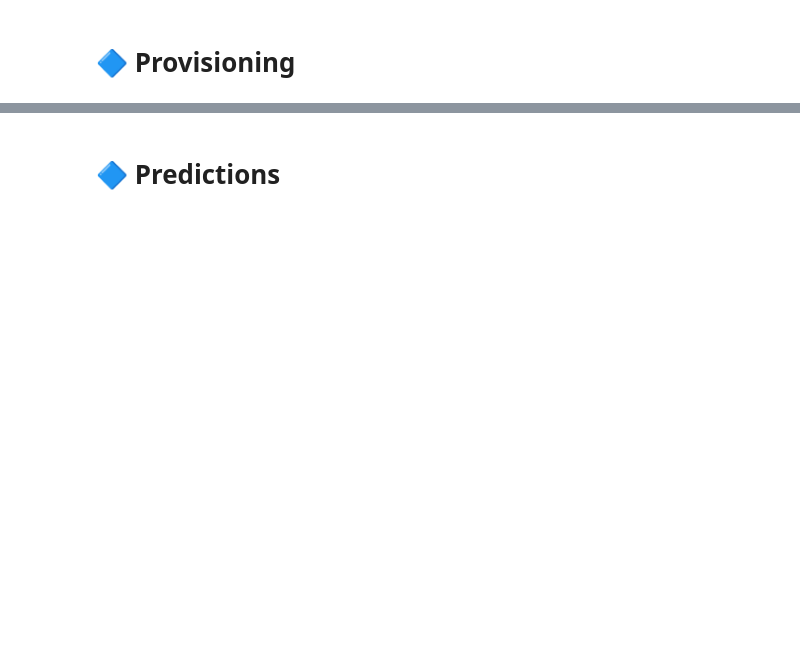
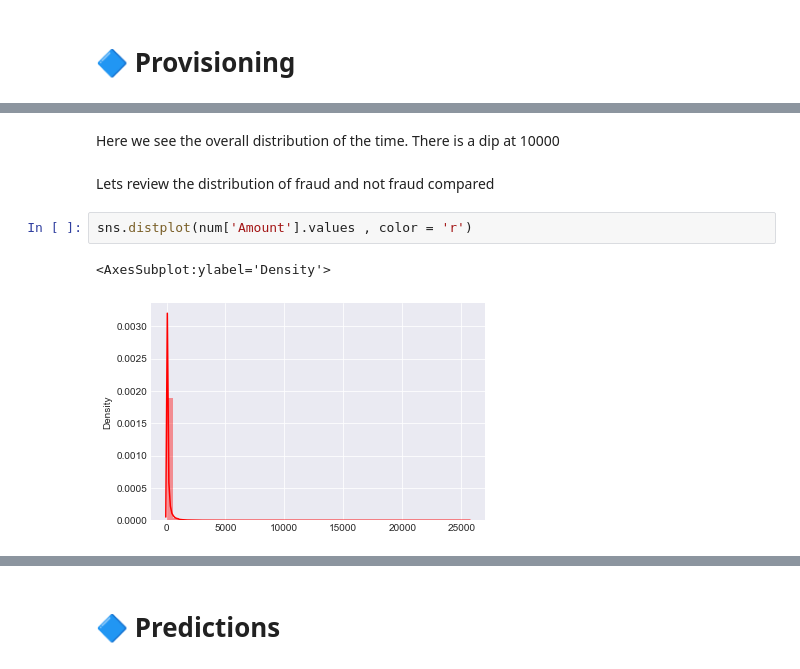
Before and after one commit to AviMegin/AI, a Jupyter notebook: Open program - Credit card fraude - Megin van Herk.ipynb, the cells around one changed output, grey strips where cells are left out. Cells and saved outputs as stored; diff of their text form; blank space fills up the shorter version.

```diff
--- a/Open program - Credit card fraude - Megin van Herk.ipynb
+++ b/Open program - Credit card fraude - Megin van Herk.ipynb
@@ -164,0 +423,9 @@ sns.pairplot(fraud, hue="is_fraud")
+# %% [markdown]
+Here we see the overall distribution of the time. There is a dip at 10000
+# %% [markdown]
+Lets review the distribution of fraud and not fraud compared
+# %%
+sns.distplot(num['Amount'].values , color = 'r')
+# %% [output]
+<AxesSubplot:ylabel='Density'>
+[figure, added]
```
Also changed, not shown: parts of 85 cells of this notebook.
